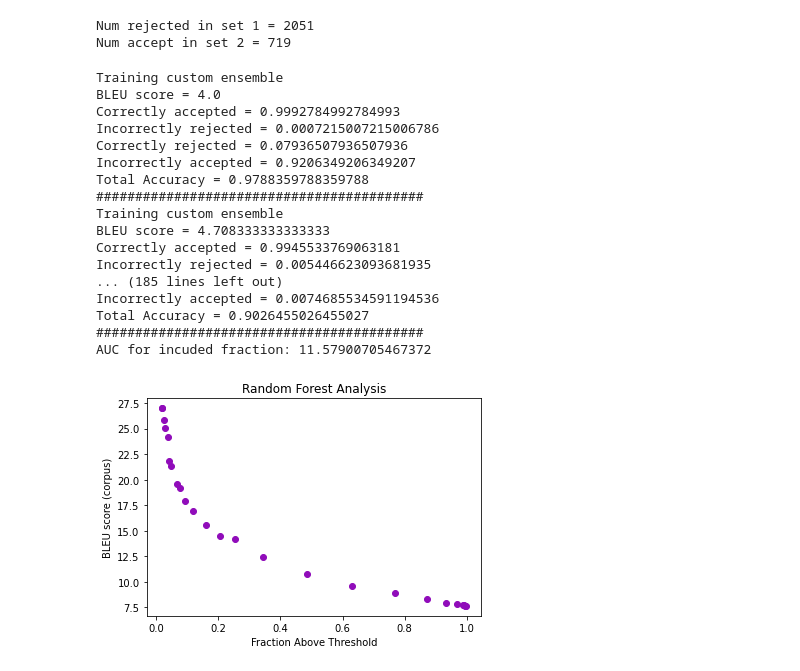
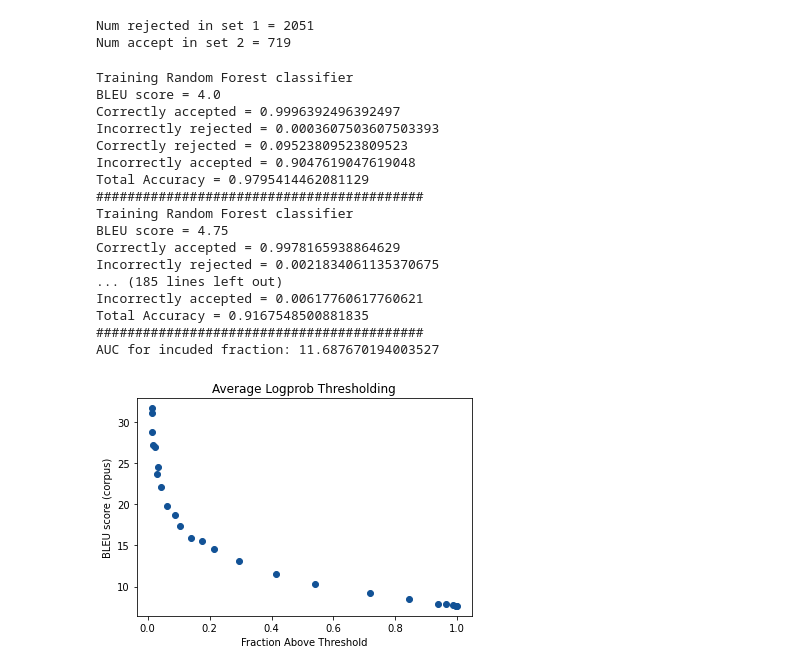
Before and after one commit to DhruvaBansal00/ConfidentMT, a Jupyter notebook: BoostedBinaryClassifers.ipynb, the cells around one changed output. Cells and saved outputs as stored; diff of their text form; code cells hidden in the pictures.

```diff
--- a/BoostedBinaryClassifers.ipynb
+++ b/BoostedBinaryClassifers.ipynb
@@ -481,6 +481,7 @@ def getTrainTestSets(trainTranslations, testTranslations, threshold_train, thres
 
     for translation in trainTranslations:
         trainFeatures.append(translation.features)
+        # if translation.features[0] < threshold_train:
         if translation.score < threshold_train:
             trainY.append(0)
         else:
@@ -496,7 +497,7 @@ def getTrainTestSets(trainTranslations, testTranslations, threshold_train, thres
 
     return trainFeatures, trainY, testFeatures, testY
 
-featuresUsed = [0, 5, 6, 10, 11, 12, 17, 18, 19, 20]
+featuresUsed = [0, 1, 2, 3, 5, 6, 7, 10, 11, 12, 13, 14, 15, 16, 17, 18, 19, 20, 21]
 # featuresUsed = [0]
 # featuresUsed = [0, 4]
 
@@ -523,55 +524,58 @@
 trainTranslations = readTranslations(trainSentences, featuresTrain)
 testTranslations = readTranslations(testSentences, featuresTest)
 
-Thresholds_train = np.linspace(-0.2, -1.25, 25).tolist()
-Thresholds_test = np.linspace(4, 21, 25).tolist()
+Thresholds_train = np.linspace(4, 22, 25).tolist()
+Thresholds_test = np.linspace(4, 22, 25).tolist()
 
 acceptedScores = []
 acceptedFraction = []
 
 
-for index in range(len(Thresholds_train)):
-    trainFeatures, trainY, testFeatures, testY = getTrainTestSets(trainTranslations, testTranslations, Thresholds_test[index], Thresholds_test[index])
+for index in range(len(Thresholds_test)):
+    trainFeatures, trainY, testFeatures, testY = getTrainTestSets(trainTranslations, testTranslations, Thresholds_train[index], Thresholds_test[index])
 
-    clf = trainCustomEnsemble(trainFeatures, trainY)
+    clf = trainRandomForestClassifier(trainFeatures, trainY)
+    # print("Using Average Logprob Decision Stump of " + str(Thresholds_train[index]))
     print("BLEU score = " + str(Thresholds_test[index]))
     predictions = clf.predict(testFeatures)
     calculateAccuracy(predictions, testY)
     print("##########################################")
     acceptedTranslations = np.array(testTranslations)[np.array(predictions) > 0]
     rejectedTranslations = np.array(testTranslations)[np.array(predictions) < 1]
     rejectedScore, acceptedScore = compute_excluded_included_score(acceptedTranslations, rejectedTranslations)
     acceptedScores.append(acceptedScore)
     acceptedFraction.append(float(len(acceptedTranslations))/float(len(predictions)))
 
 plt.xlabel('Fraction Above Threshold')
 plt.ylabel('BLEU score (corpus)')
-plt.title('Random Forest Analysis')
+plt.title('Average Logprob Thresholding')
 
 r = random.random()
 b = random.random()
 g = random.random()
 c = (r, g, b)
 plt.scatter(acceptedFraction, acceptedScores, label = "Random Forest Analysis", color=c)
 
+acceptedScores = [x for _,x in sorted(zip(acceptedFraction,acceptedScores))]
+acceptedFraction.sort()
 
 print('AUC for incuded fraction: {}'.format(auc(acceptedFraction, acceptedScores)))
 # %% [output]
-Training custom ensemble
+Training Random Forest classifier
 BLEU score = 4.0
-Correctly accepted = 0.9992784992784993
-Incorrectly rejected = 0.0007215007215006786
-Correctly rejected = 0.07936507936507936
-Incorrectly accepted = 0.9206349206349207
-Total Accuracy = 0.9788359788359788
+Correctly accepted = 0.9996392496392497
+Incorrectly rejected = 0.0003607503607503393
+Correctly rejected = 0.09523809523809523
+Incorrectly accepted = 0.9047619047619048
+Total Accuracy = 0.9795414462081129
 ##########################################
-Training custom ensemble
-BLEU score = 4.708333333333333
-Correctly accepted = 0.9945533769063181
-Incorrectly rejected = 0.005446623093681935
+Training Random Forest classifier
+BLEU score = 4.75
+Correctly accepted = 0.9978165938864629
+Incorrectly rejected = 0.0021834061135370675
 ... (185 lines left out)
-Incorrectly accepted = 0.0074685534591194536
-Total Accuracy = 0.9026455026455027
+Incorrectly accepted = 0.00617760617760621
+Total Accuracy = 0.9167548500881835
 ##########################################
-AUC for incuded fraction: 11.57900705467372
+AUC for incuded fraction: 11.687670194003527
-[figure, old version]
+[figure, new version]
```
